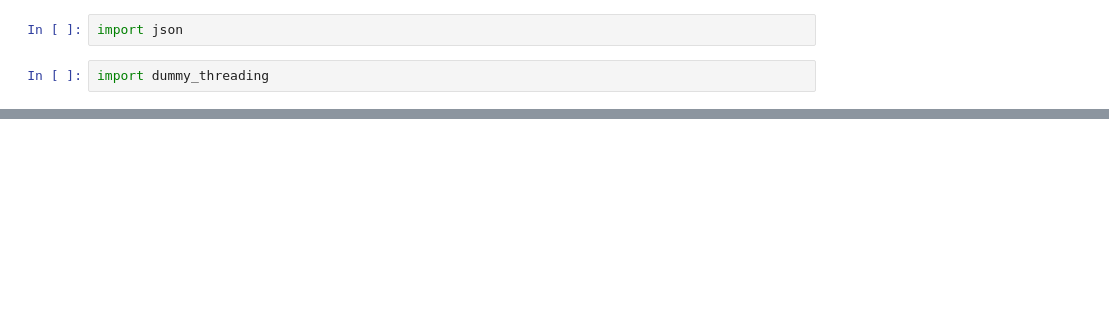
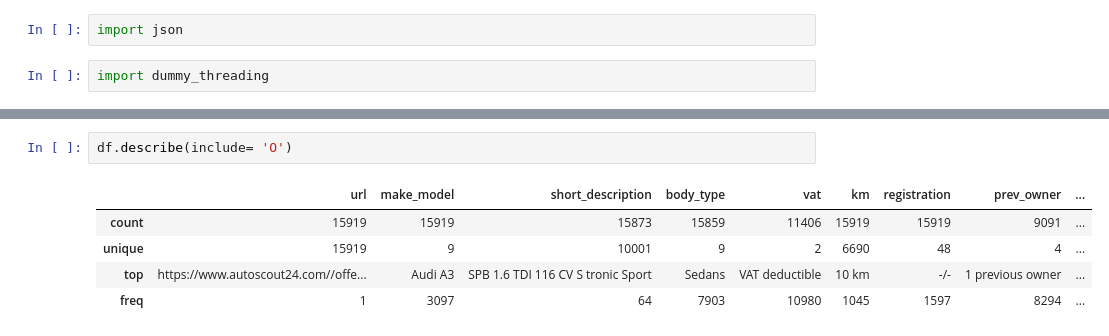
Before and after one commit to nadireus/AUTOSCOUT-P, a Jupyter notebook: AutoScout_Data_Analysis_Project.ipynb, the cells around one changed output, grey strips where cells are left out. Cells and saved outputs as stored; diff of their text form; blank space fills up the shorter version.

```diff
--- a/AutoScout_Data_Analysis_Project.ipynb
+++ b/AutoScout_Data_Analysis_Project.ipynb
@@ -16,0 +74,8 @@ df=pd.read_json("scout_car.json", lines=True)
+# %%
+df.describe(include= 'O')
+# %% [output]
+|  | url | make_model | short_description | body_type | vat | km | registration | prev_owner | ... |
+| count | 15919 | 15919 | 15873 | 15859 | 11406 | 15919 | 15919 | 9091 | ... |
+| unique | 15919 | 9 | 10001 | 9 | 2 | 6690 | 48 | 4 | ... |
+| top | https://www.autoscout24.com//offe... | Audi A3 | SPB 1.6 TDI 116 CV S tronic Sport | Sedans | VAT deductible | 10 km | -/- | 1 previous owner | ... |
+| freq | 1 | 3097 | 64 | 7903 | 10980 | 1045 | 1597 | 8294 | ... |
```
Also changed, not shown: parts of 19 cells of this notebook.
